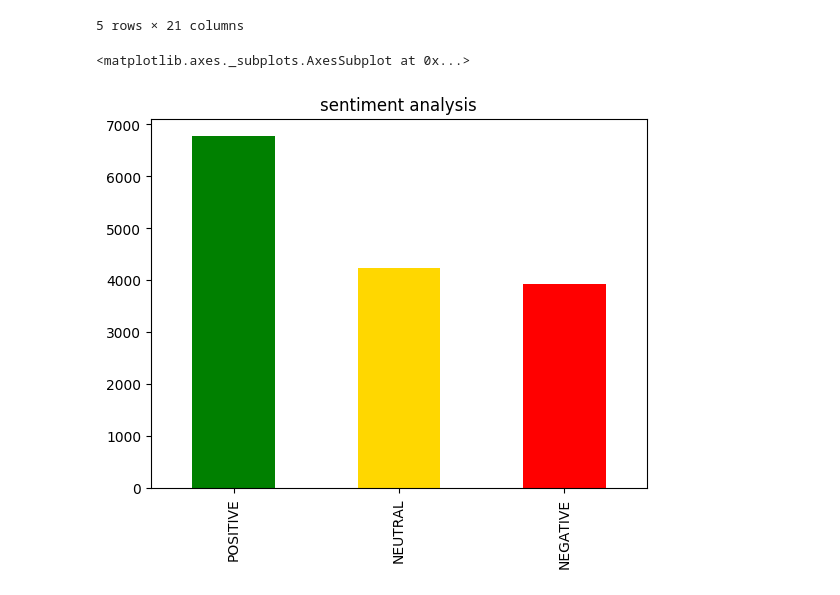
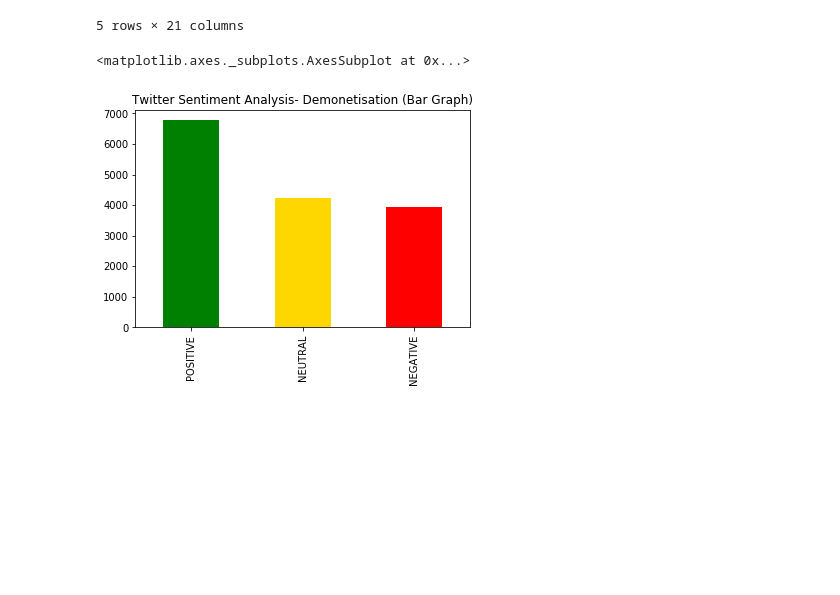
Before and after one commit to dheeraj-2000/Demonetization-Twitter-Analysis, a Jupyter notebook: ss.ipynb, the cells around one changed output. Saved outputs shown, nothing was run; the diff lists cells and outputs as text; code cells hidden in the pictures; blank space fills up the shorter version.

Commit message:
updated chart

```diff
--- a/ss.ipynb
+++ b/ss.ipynb
@@ -85,10 +100,10 @@ tweets.head()
 5 rows × 21 columns
 # %%
 colors = ['green', 'gold', 'red']
-tweets.sentiment_type.value_counts().plot(kind='bar',title="sentiment analysis", colors=colors)
+tweets.sentiment_type.value_counts().plot(kind='bar',title="Twitter Sentiment Analysis- Demonetisation (Bar Graph)", colors=colors)
 # %% [output]
 <matplotlib.axes._subplots.AxesSubplot at 0x...>
-[figure, old version]
+[figure, new version]
 # %%
 colors = ['green', 'gold', 'red']
 explode = (0, 0.08, 0.1)
```
Also changed, not shown: parts of 3 cells of this notebook.
